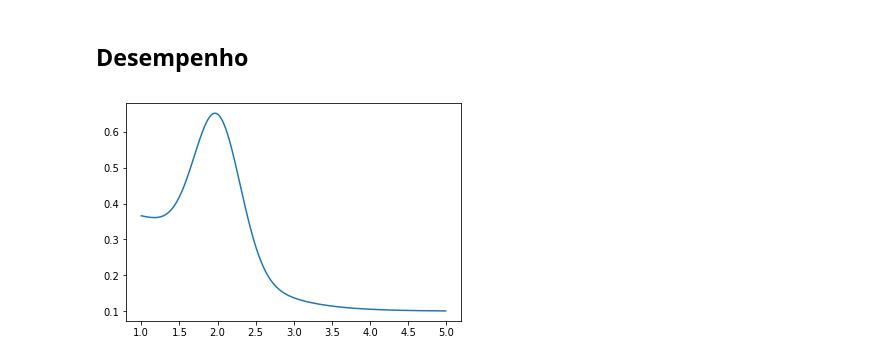
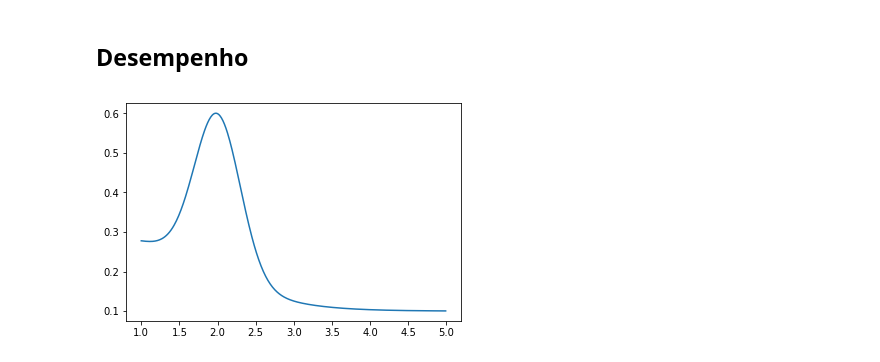
Before and after one commit to kiq005/AM-Demissao, a Jupyter notebook: Funções Base.ipynb, the cells around one changed output. Cells and saved outputs as stored; diff of their text form; code cells hidden in the pictures.

```diff
--- a/Funções Base.ipynb
+++ b/Funções Base.ipynb
@@ -66,17 +66,17 @@ plt.show()
 # %% [markdown]
 ## Desempenho
 # %%
-def logistica(x, L, k, x_0, y_f):
-    return y_f + (L/(1+math.e**(-k*(x-x_0))))
+def sigmoid(x, L, k, x_0, y_f):
+    return y_f + ((L-y_f)/(1+math.e**(-k*(x-x_0))))
 # %%
 def gauss(x, s, m):
     return (1/(s*np.sqrt(2*math.pi)))*math.e**-((x-m)**2/(2*s**2))
 # %%
 x_des = np.arange(1, 5, .01)
-y_des = logistica(x_des, 0.3, -2, 2, 0.1)+.3*gauss(x_des,0.3,2)
+y_des = sigmoid(x_des, 0.3, -2, 2, 0.1)+.3*gauss(x_des,0.3,2)
 #y_des = gauss(x_des, .3, 2)
 #y_des = logistica(x_des, .3, -2, 2, .1)
 plt.plot(x_des, y_des)
 plt.show()
 # %% [output]
-[figure, old version]
+[figure, new version]
```
Also changed, not shown: parts of 2 cells of this notebook.
